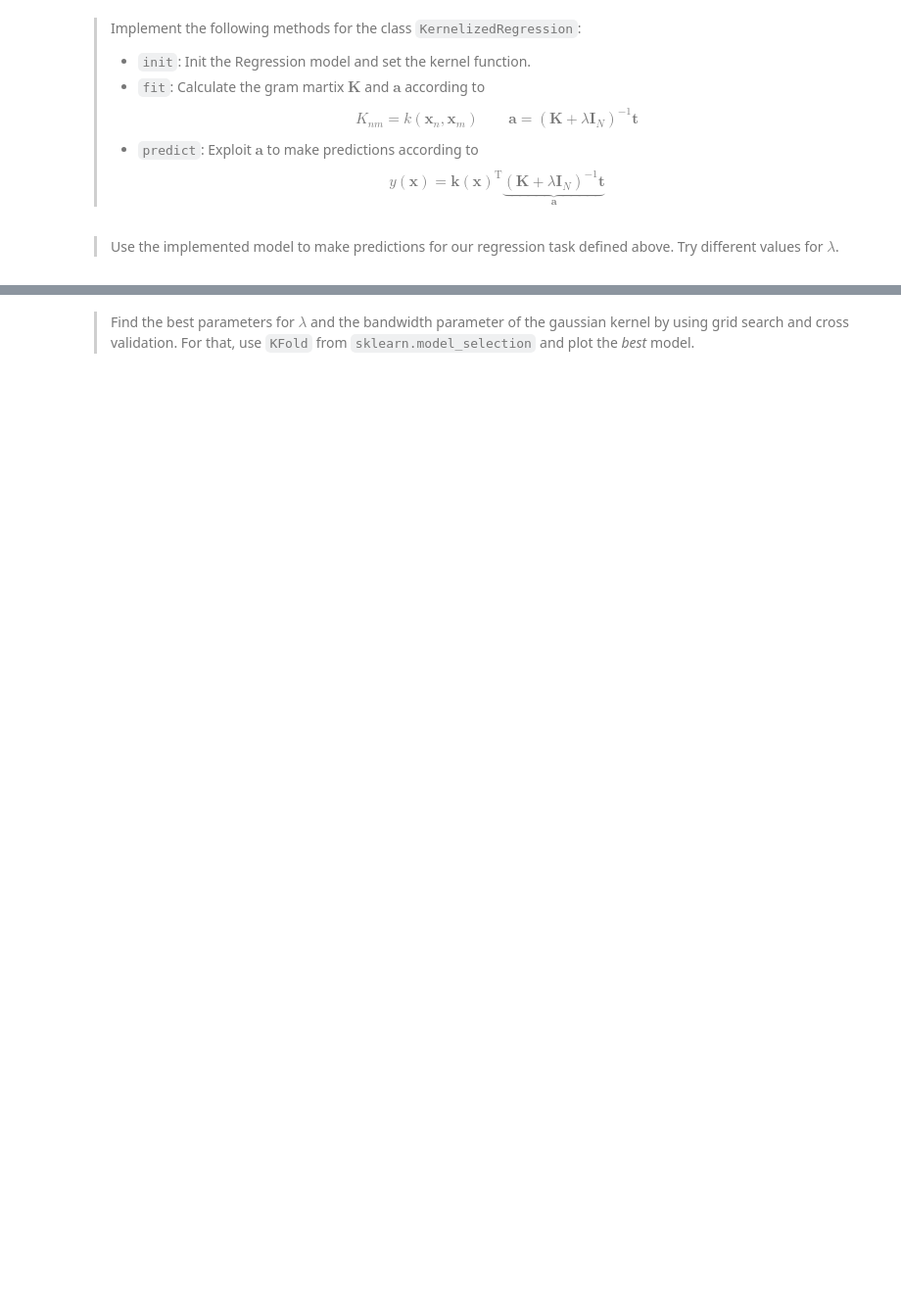
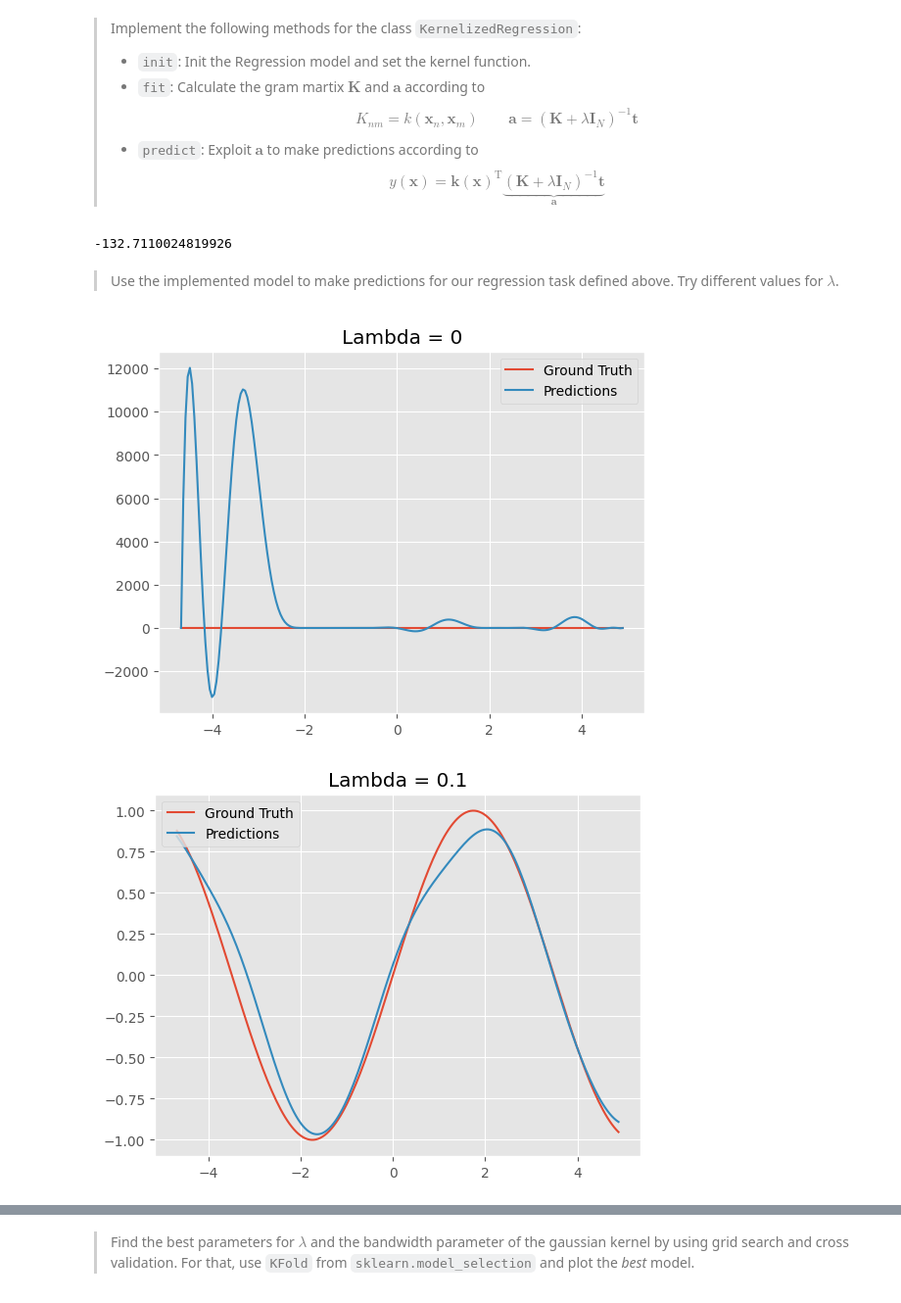
Before and after one commit to KlaraGtknst/PatRec2_SoSe24, a Jupyter notebook: 01_kernels.ipynb, the cells around one changed output, grey strips where cells are left out. Shown at 98% size. Cells and saved outputs as stored; diff of their text form; code cells hidden in the pictures; blank space fills up the shorter version.

```diff
--- a/01_kernels.ipynb
+++ b/01_kernels.ipynb
@@ -45,14 +45,12 @@ plt.show()
 # %%
 class GaussianKernel:
     def __init__(self, h):
-####################
-# Your Code Here   #
-####################
+        self.width = h
 
     def __call__(self, u, v):
-####################
-# Your Code Here   #
-####################
+        u = np.array(u)
+        v = np.array(v)
+        return np.exp(-np.linalg.norm(u-v)**2 / (2*self.width**2))
 
 kernel = GaussianKernel(h=1)
 kernel([1, 2], [2, 1]) # returns 0.36787944117144233
@@ -64,22 +64,22 @@ kernel([1, 2], [2, 1]) # returns 0.36787944117144233
 # %%
 class KernelizedRegression:
     def __init__(self, kernel_func):
-####################
-# Your Code Here   #
-####################
+        self.kernelfunc = kernel_func
+
 
     def fit(self, X, y, lmb=0):
-####################
-# Your Code Here   #
-####################
+        self.X = X
+        self.K = np.array([[self.kernelfunc(x1, x2) for x1 in X] for x2 in X])
+        self.a = np.linalg.inv(self.K + lmb*np.eye(len(X))) @ y
 
     def predict(self, x):
-####################
-# Your Code Here   #
-####################
+        k = np.array([self.kernelfunc(x, xi) for xi in self.X])
+        return k.T @ self.a
 
 clf = KernelizedRegression(GaussianKernel(h=1))
 clf.fit(X, y)
 clf.predict(0.5)
+# %% [output]
+-132.7110024819926
 # %% [markdown]
 >Use the implemented model to make predictions for our regression task defined above. Try different values for $\lambda$.
@@ -89,0 +86,15 @@ clf.predict(0.5)
+# %%
+X, y, f = get_kernelized_ls_ds()
+
+for l in [0, 0.1, 1, 10]:# lambda is used as weight decay (if lamda bigger, the model is more simple-> linear model)
+    clf = KernelizedRegression(GaussianKernel(h=1))
+    clf.fit(X, y, l)
+    axis = np.linspace(min(X), max(X), 201)
+    plt.title("Lambda = " + str(l))
+    plt.plot(axis, f(axis), label='Ground Truth')
+    plt.plot(axis, [clf.predict(x) for x in axis], label='Predictions')
+    plt.legend()
+    plt.show()
+# %% [output]
+[figure, added]
+[figure, added]
```
Also changed, not shown: parts of 12 cells of this notebook.
